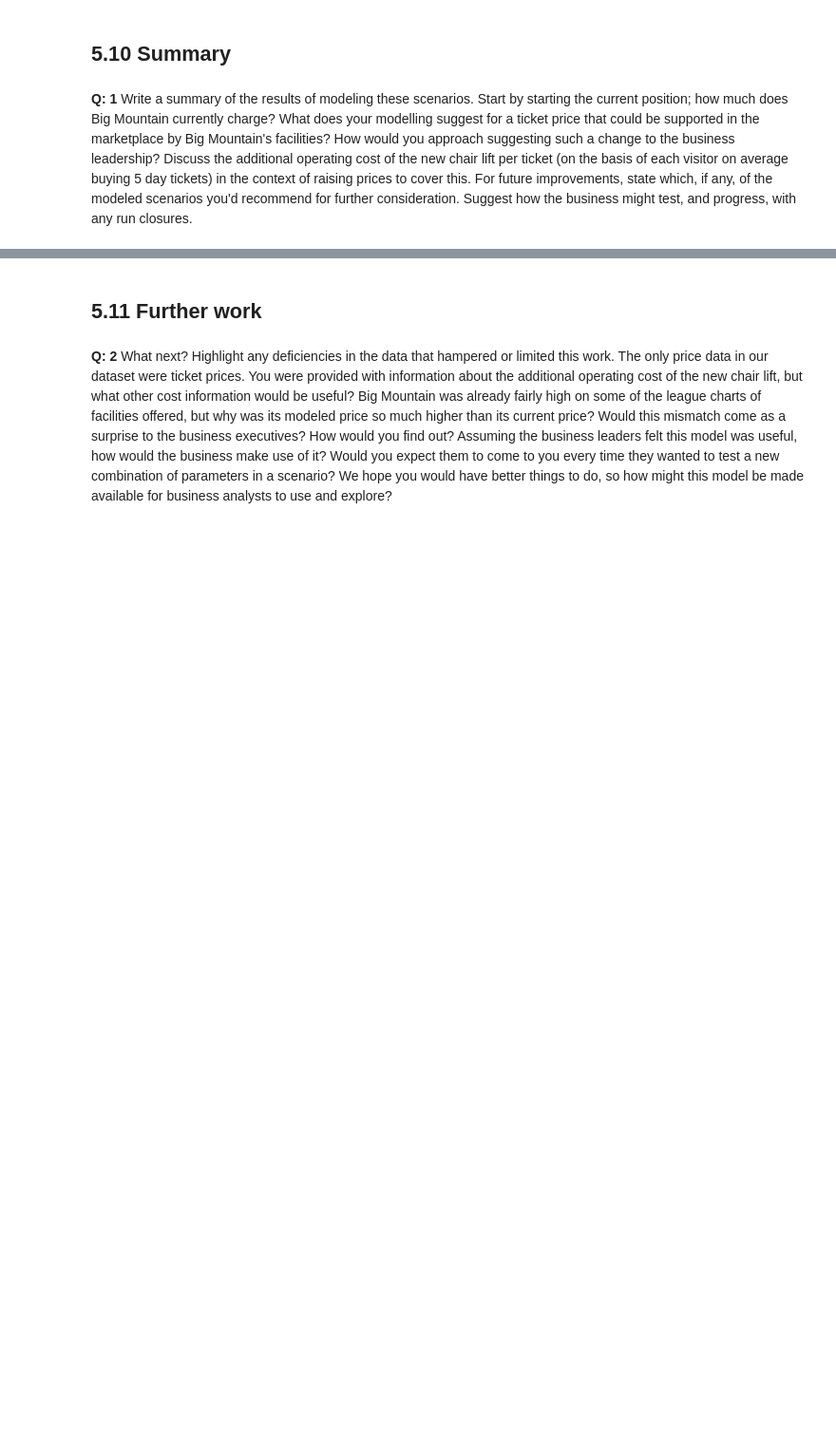
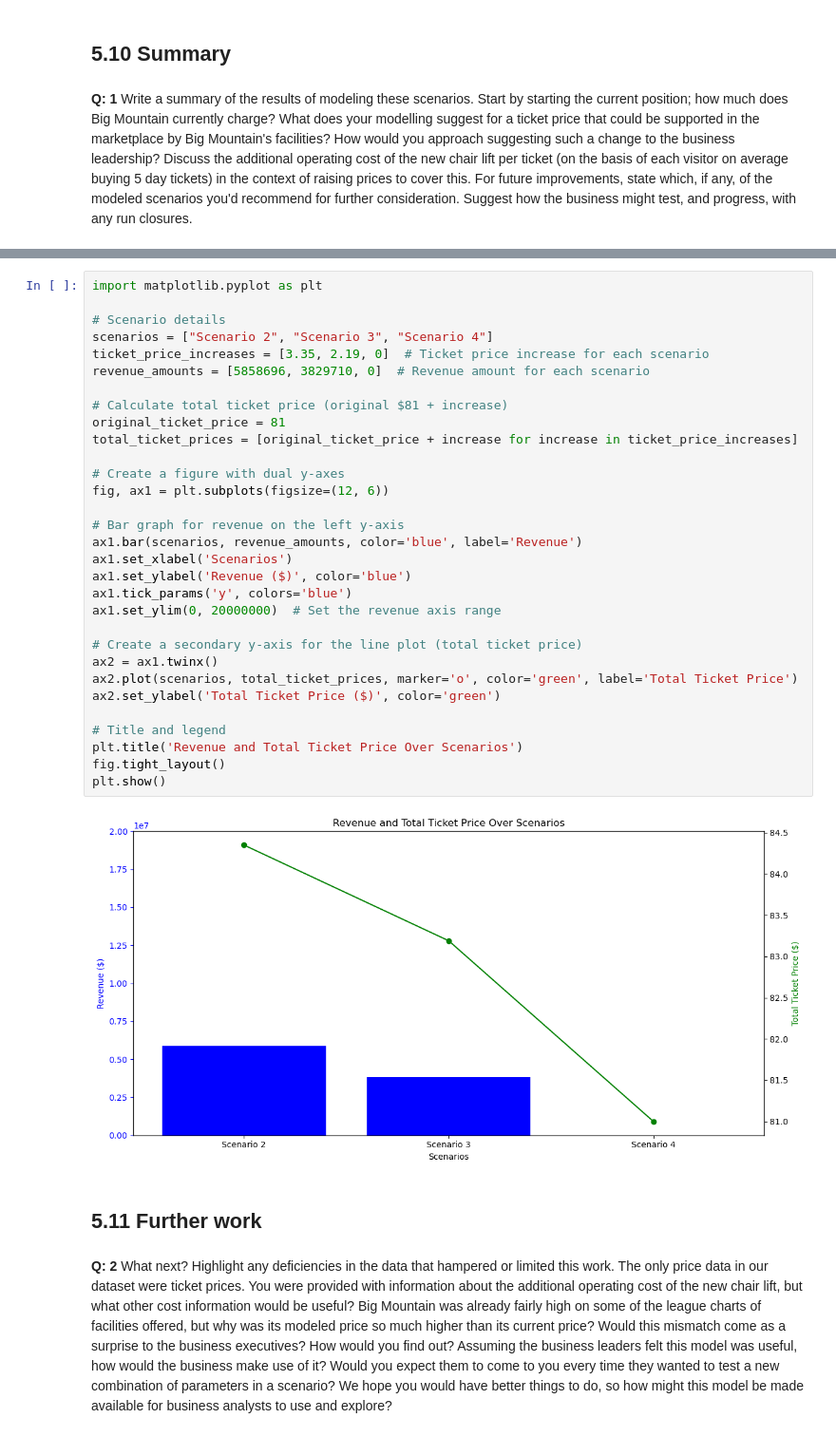
Before and after one commit to ToniRene/DataScienceGuidedCapstone, a Jupyter notebook: Notebooks/05_modeling.ipynb, the cells around one changed output, grey strips where cells are left out. Shown at 95% size. Cells and saved outputs as stored; diff of their text form; blank space fills up the shorter version.

```diff
--- a/Notebooks/05_modeling.ipynb
+++ b/Notebooks/05_modeling.ipynb
@@ -442,6 +488,39 @@ Conclusion:
 The model provides valuable insights into potential ticket price adjustments.
 Gradual price increases aligned with the model's prediction could result in increased revenue.
 Careful consideration and testing are recommended for scenarios involving run closures to ensure minimal negative effects on customer satisfaction.
+# %%
+import matplotlib.pyplot as plt
+
+# Scenario details
+scenarios = ["Scenario 2", "Scenario 3", "Scenario 4"]
+ticket_price_increases = [3.35, 2.19, 0]  # Ticket price increase for each scenario
+revenue_amounts = [5858696, 3829710, 0]  # Revenue amount for each scenario
+
+# Calculate total ticket price (original $81 + increase)
+original_ticket_price = 81
+total_ticket_prices = [original_ticket_price + increase for increase in ticket_price_increases]
+
+# Create a figure with dual y-axes
+fig, ax1 = plt.subplots(figsize=(12, 6))
+
+# Bar graph for revenue on the left y-axis
+ax1.bar(scenarios, revenue_amounts, color='blue', label='Revenue')
+ax1.set_xlabel('Scenarios')
+ax1.set_ylabel('Revenue ($)', color='blue')
+ax1.tick_params('y', colors='blue')
+ax1.set_ylim(0, 20000000)  # Set the revenue axis range
+
+# Create a secondary y-axis for the line plot (total ticket price)
+ax2 = ax1.twinx()
+ax2.plot(scenarios, total_ticket_prices, marker='o', color='green', label='Total Ticket Price')
+ax2.set_ylabel('Total Ticket Price ($)', color='green')
+
+# Title and legend
+plt.title('Revenue and Total Ticket Price Over Scenarios')
+fig.tight_layout()
+plt.show()
+# %% [output]
+[figure, added]
 # %% [markdown]
 ## 5.11 Further work<a id='5.11_Further_work'></a>
 # %% [markdown]
```
Also changed, not shown: parts of 4 cells of this notebook.
